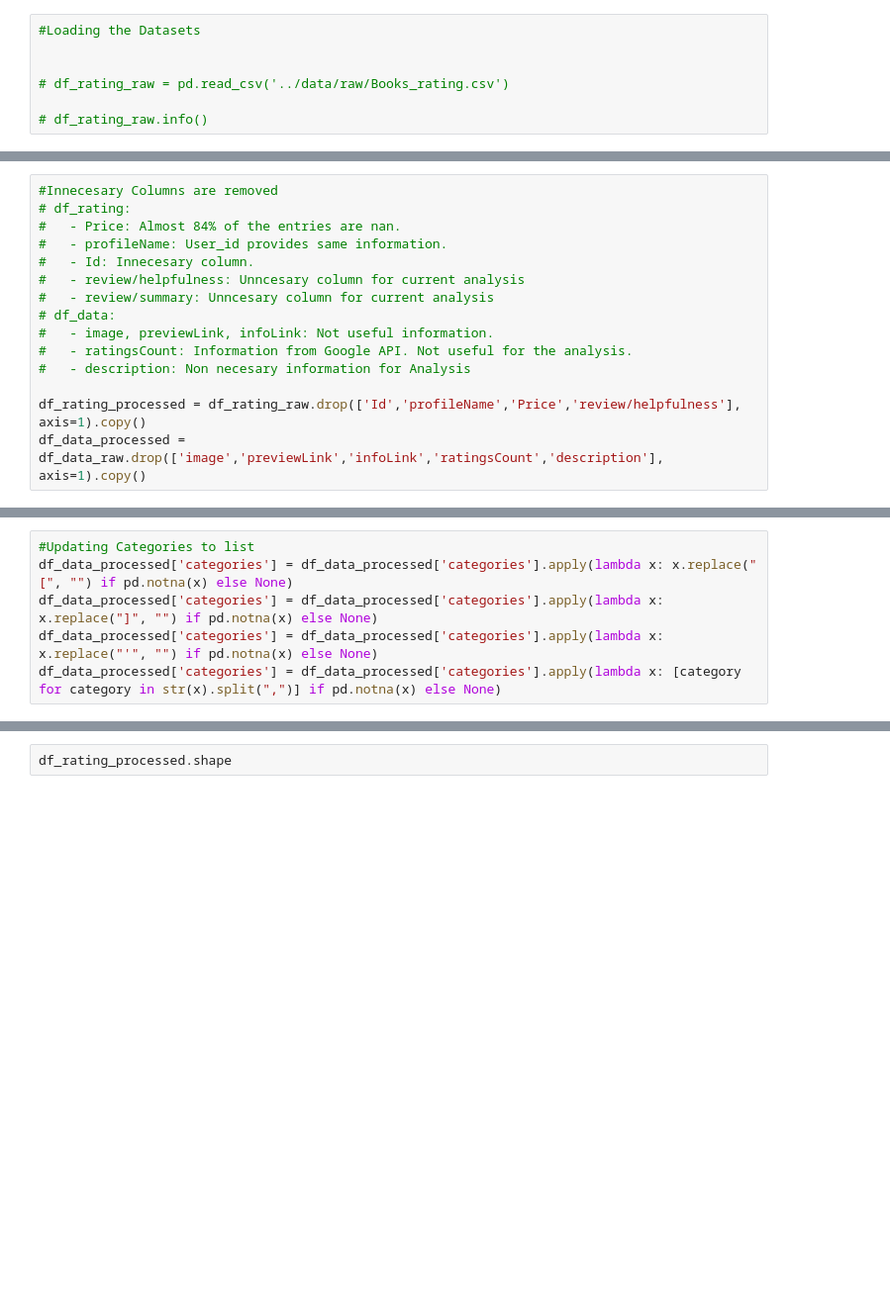
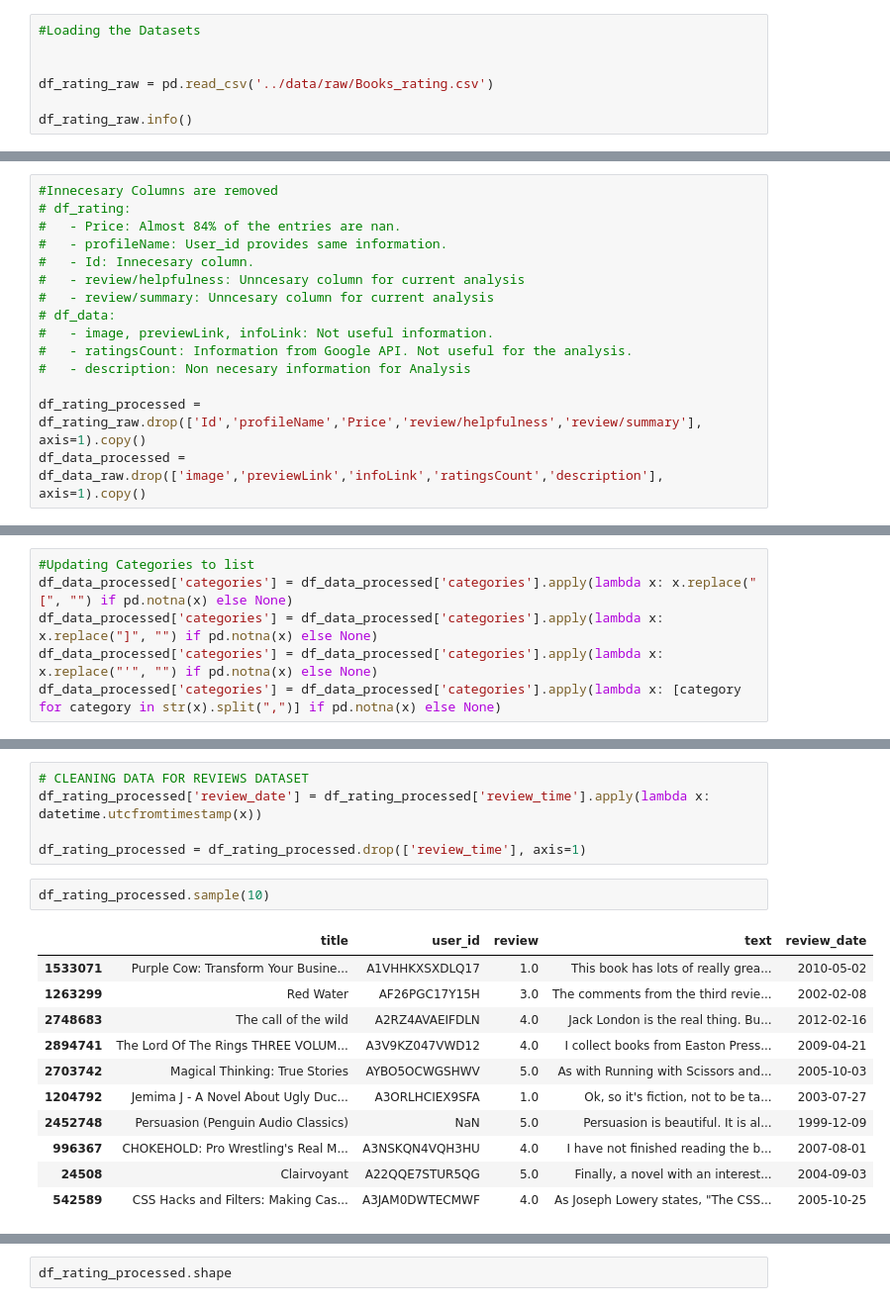
Before and after one commit to arnaldochm/final_project_nlp, a Jupyter notebook: notebooks/notebook.ipynb, the cells around one changed output, grey strips where cells are left out. Shown at 99% size. Saved outputs shown, nothing was run; the diff lists cells and outputs as text; blank space fills up the shorter version.

Commit message:
Cleaning the Data

```diff
--- a/notebooks/notebook.ipynb
+++ b/notebooks/notebook.ipynb
@@ -59,7 +60,7 @@ from sklearn.feature_extraction.text import TfidfVectorizer
 #Loading the Datasets
 
 
-# df_rating_raw = pd.read_csv('../data/raw/Books_rating.csv')
+df_rating_raw = pd.read_csv('../data/raw/Books_rating.csv')
 
-# df_rating_raw.info()
+df_rating_raw.info()
 # %%
@@ -89,7 +90,7 @@ from sklearn.feature_extraction.text import TfidfVectorizer
 #   - ratingsCount: Information from Google API. Not useful for the analysis.
 #   - description: Non necesary information for Analysis
 
-df_rating_processed = df_rating_raw.drop(['Id','profileName','Price','review/helpfulness'], axis=1).copy()
+df_rating_processed = df_rating_raw.drop(['Id','profileName','Price','review/helpfulness','review/summary'], axis=1).copy()
 df_data_processed = df_data_raw.drop(['image','previewLink','infoLink','ratingsCount','description'], axis=1).copy()
 # %%
 df_rating_processed.sample(10)
@@ -222,2 +209,21 @@ df_data_processed.sample(10, random_state=20)
+# %%
+# CLEANING DATA FOR REVIEWS DATASET
+df_rating_processed['review_date'] = df_rating_processed['review_time'].apply(lambda x: datetime.utcfromtimestamp(x))
+
+df_rating_processed = df_rating_processed.drop(['review_time'], axis=1)
+# %%
+df_rating_processed.sample(10)
+# %% [output]
+|  | title | user_id | review | text | review_date |
+| 1533071 | Purple Cow: Transform Your Busine... | A1VHHKXSXDLQ17 | 1.0 | This book has lots of really grea... | 2010-05-02 |
+| 1263299 | Red Water | AF26PGC17Y15H | 3.0 | The comments from the third revie... | 2002-02-08 |
+| 2748683 | The call of the wild | A2RZ4AVAEIFDLN | 4.0 | Jack London is the real thing. Bu... | 2012-02-16 |
+| 2894741 | The Lord Of The Rings THREE VOLUM... | A3V9KZ047VWD12 | 4.0 | I collect books from Easton Press... | 2009-04-21 |
+| 2703742 | Magical Thinking: True Stories | AYBO5OCWGSHWV | 5.0 | As with Running with Scissors and... | 2005-10-03 |
+| 1204792 | Jemima J - A Novel About Ugly Duc... | A3ORLHCIEX9SFA | 1.0 | Ok, so it's fiction, not to be ta... | 2003-07-27 |
+| 2452748 | Persuasion (Penguin Audio Classics) | NaN | 5.0 | Persuasion is beautiful. It is al... | 1999-12-09 |
+| 996367 | CHOKEHOLD: Pro Wrestling's Real M... | A3NSKQN4VQH3HU | 4.0 | I have not finished reading the b... | 2007-08-01 |
+| 24508 | Clairvoyant | A22QQE7STUR5QG | 5.0 | Finally, a novel with an interest... | 2004-09-03 |
+| 542589 | CSS Hacks and Filters: Making Cas... | A3JAM0DWTECMWF | 4.0 | As Joseph Lowery states, "The CSS... | 2005-10-25 |
 # %%
 #Merge The Two Datasets.
```
Also changed, not shown: parts of 17 cells of this notebook.
